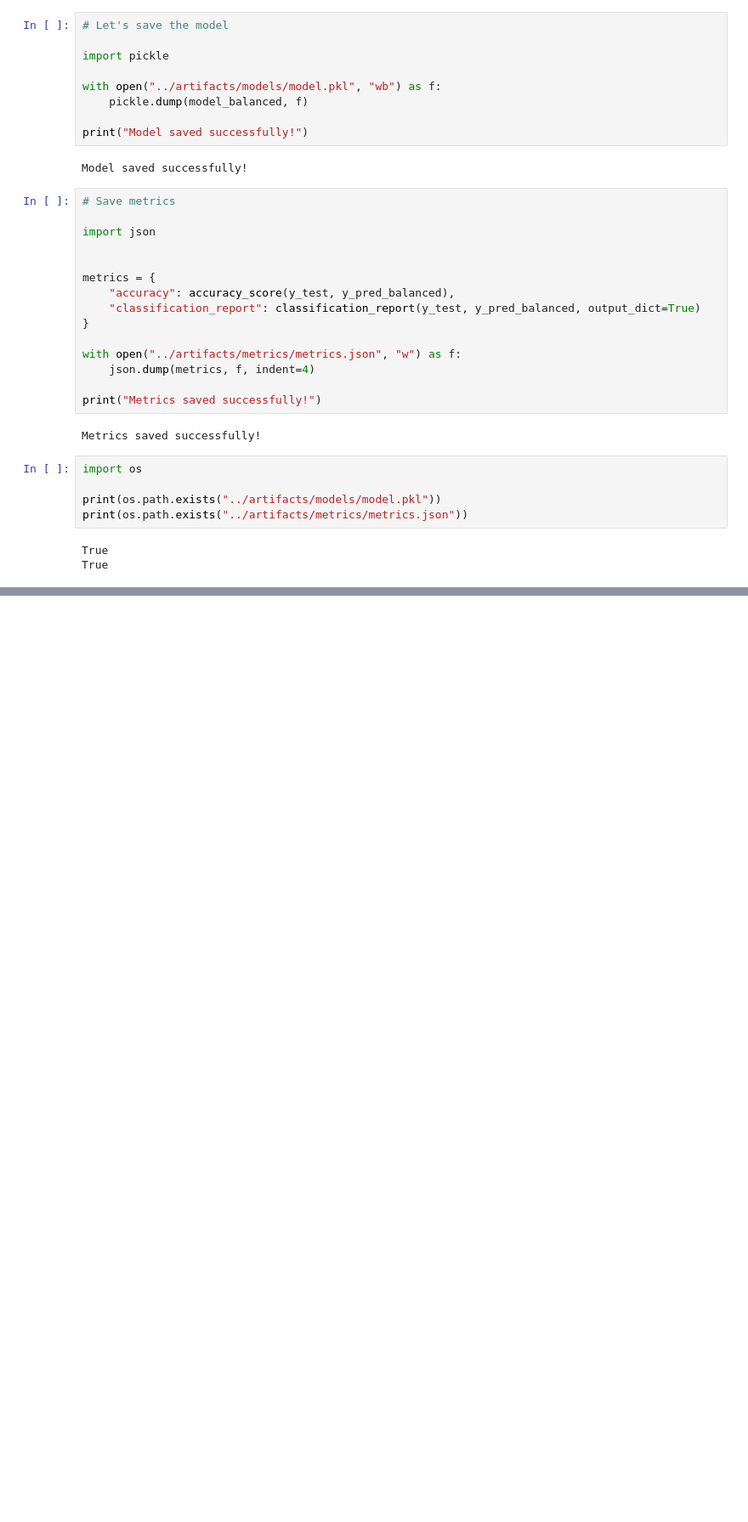
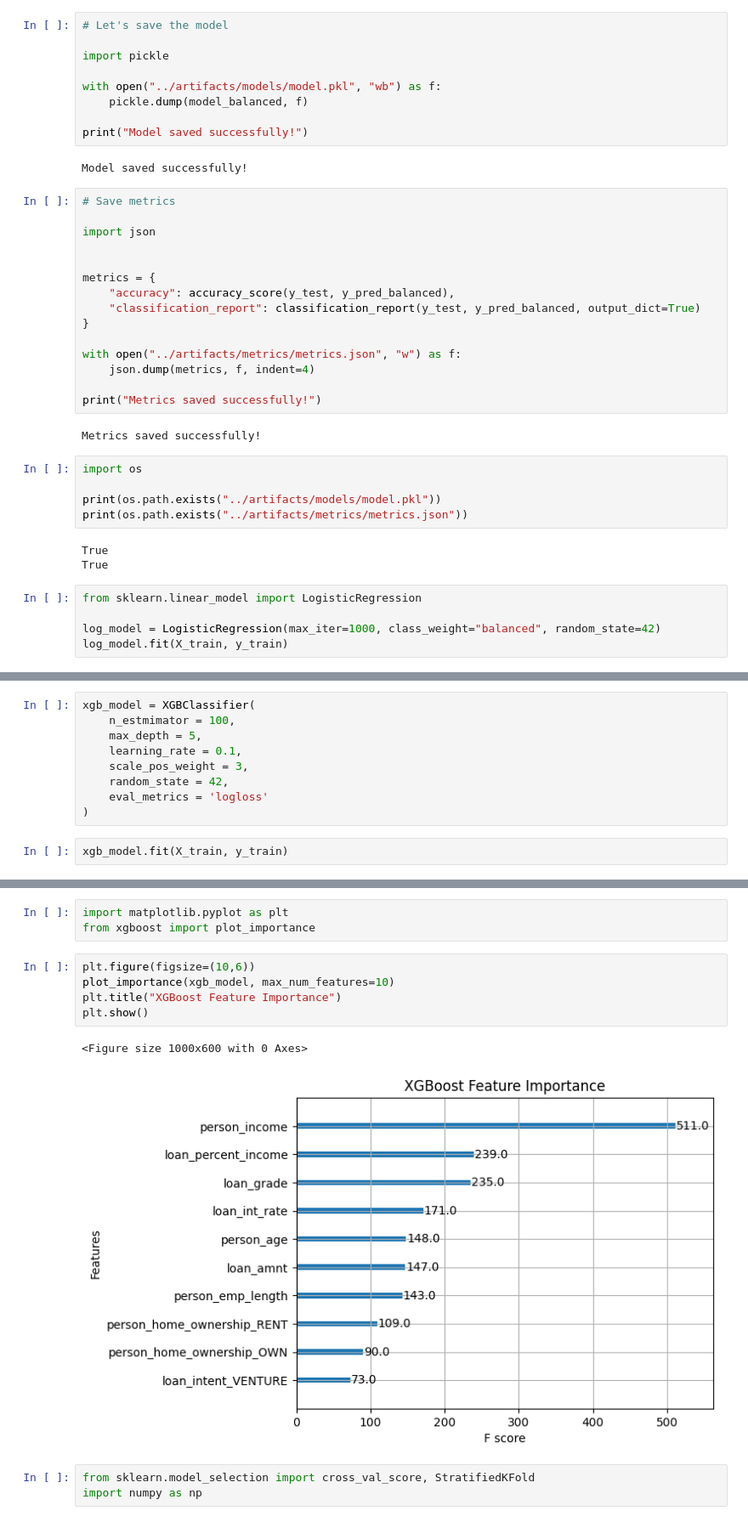
Before and after one commit to madBit10/credit-risk-ml-cli-app, a Jupyter notebook: data/exploration.ipynb, the cells around one changed output, grey strips where cells are left out. Shown at 85% size. Drawn from its saved outputs; the diff is of its cells as text; blank space fills up the shorter version.

```diff
--- a/data/exploration.ipynb
+++ b/data/exploration.ipynb
@@ -445,3 +445,8 @@ print(os.path.exists("../artifacts/metrics/metrics.json"))
 # %% [output]
 True
 True
+# %%
+from sklearn.linear_model import LogisticRegression
+
+log_model = LogisticRegression(max_iter=1000, class_weight="balanced", random_state=42)
+log_model.fit(X_train, y_train)
@@ -447,0 +521,11 @@ True
+# %%
+xgb_model = XGBClassifier(
+    n_estmimator = 100,
+    max_depth = 5,
+    learning_rate = 0.1,
+    scale_pos_weight = 3,
+    random_state = 42,
+    eval_metrics = 'logloss'
+)
+# %%
+xgb_model.fit(X_train, y_train)
@@ -447,0 +572,14 @@ True
+# %%
+import matplotlib.pyplot as plt
+from xgboost import plot_importance
+# %%
+plt.figure(figsize=(10,6))
+plot_importance(xgb_model, max_num_features=10)
+plt.title("XGBoost Feature Importance")
+plt.show()
+# %% [output]
+<Figure size 1000x600 with 0 Axes>
+[figure, added]
+# %%
+from sklearn.model_selection import cross_val_score, StratifiedKFold
+import numpy as np
```
Also changed, not shown: parts of 11 cells of this notebook, 2 other files.
